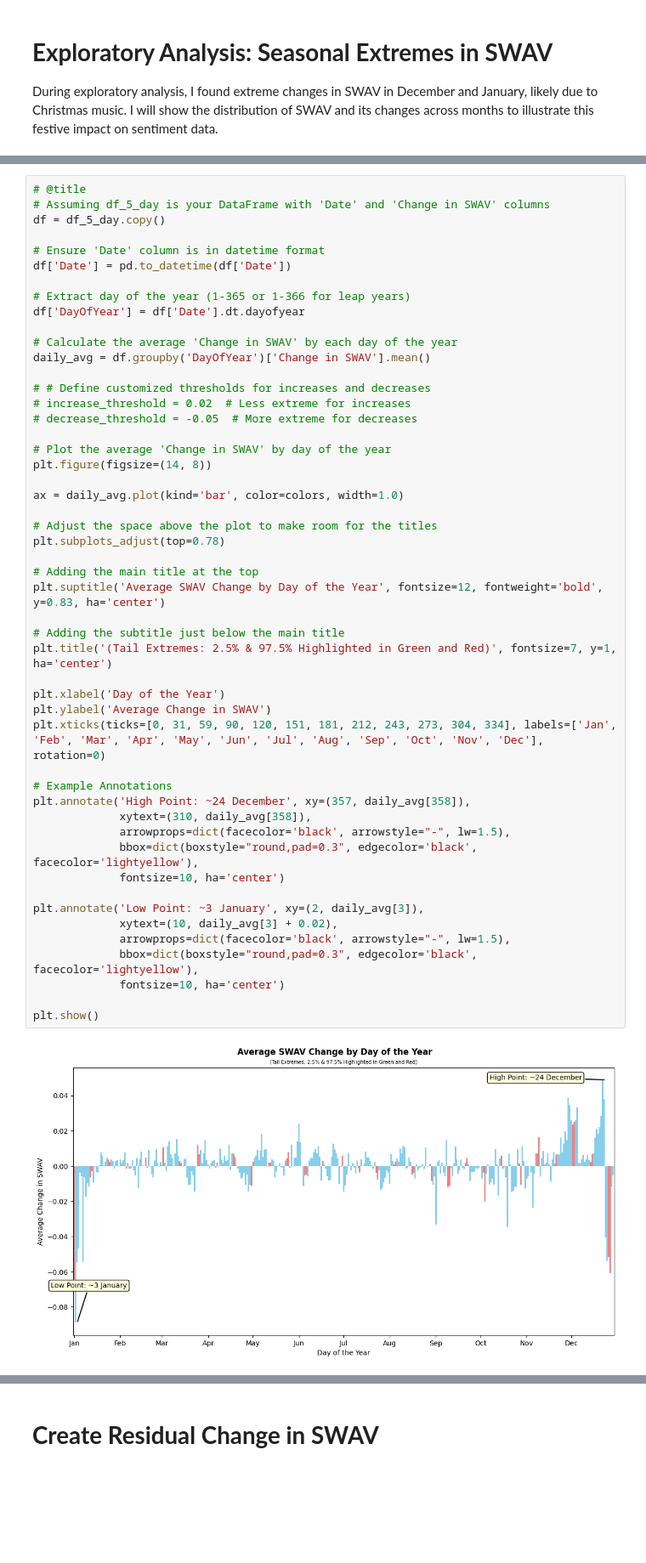
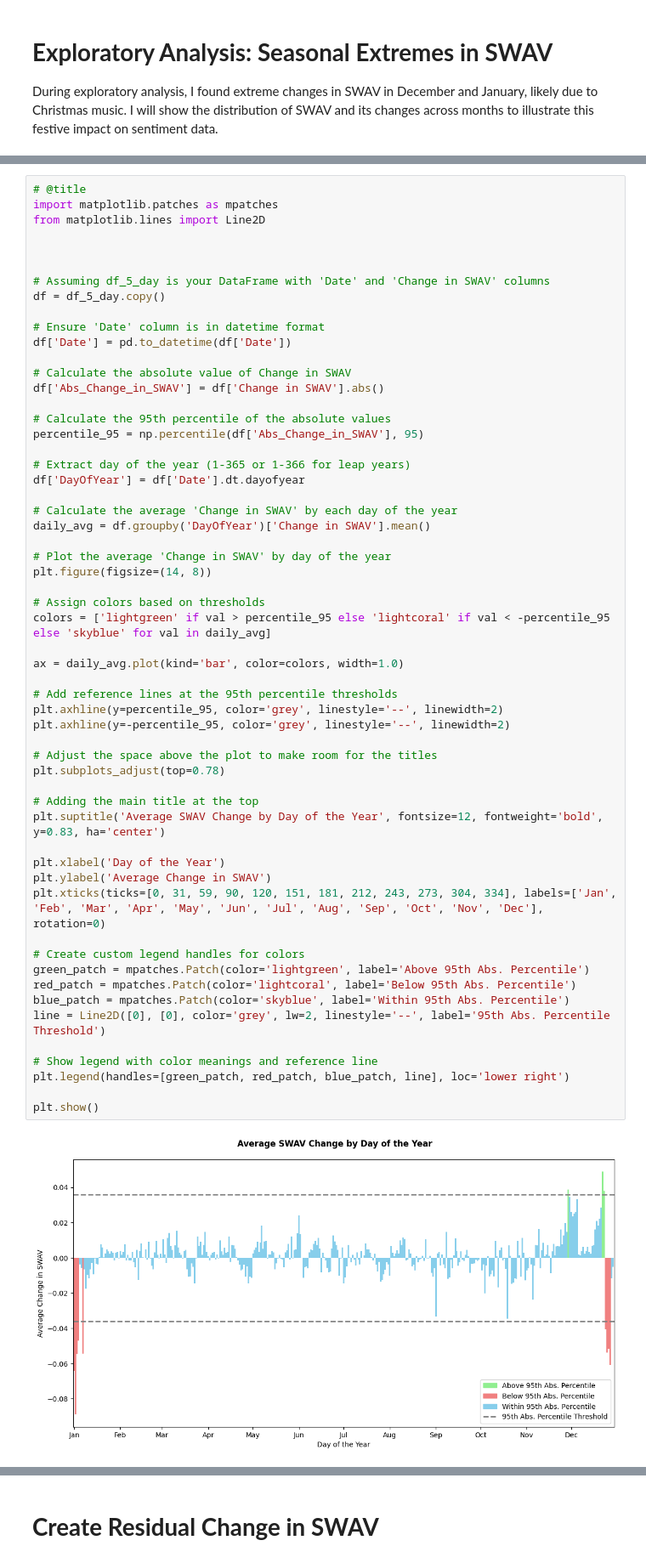
Before and after one commit to ThalyaGIT/UK-Music-Index-Returns, a Jupyter notebook: 3_data-analysis_notebooks/proposal+1.ipynb, the cells around one changed output, grey strips where cells are left out. Shown: that part at 85% size. Cells and saved outputs as stored; diff of their text form; blank space fills up the shorter version.

```diff
--- a/3_data-analysis_notebooks/proposal+1.ipynb
+++ b/3_data-analysis_notebooks/proposal+1.ipynb
@@ -243,53 +243,60 @@ plt.show()
 [figure]
 # %%
 # @title
+import matplotlib.patches as mpatches
+from matplotlib.lines import Line2D
+
+
+
 # Assuming df_5_day is your DataFrame with 'Date' and 'Change in SWAV' columns
 df = df_5_day.copy()
 
 # Ensure 'Date' column is in datetime format
 df['Date'] = pd.to_datetime(df['Date'])
+
+# Calculate the absolute value of Change in SWAV
+df['Abs_Change_in_SWAV'] = df['Change in SWAV'].abs()
+
+# Calculate the 95th percentile of the absolute values
+percentile_95 = np.percentile(df['Abs_Change_in_SWAV'], 95)
 
 # Extract day of the year (1-365 or 1-366 for leap years)
 df['DayOfYear'] = df['Date'].dt.dayofyear
 
 # Calculate the average 'Change in SWAV' by each day of the year
 daily_avg = df.groupby('DayOfYear')['Change in SWAV'].mean()
 
-# # Define customized thresholds for increases and decreases
-# increase_threshold = 0.02  # Less extreme for increases
-# decrease_threshold = -0.05  # More extreme for decreases
-
 # Plot the average 'Change in SWAV' by day of the year
 plt.figure(figsize=(14, 8))
 
+# Assign colors based on thresholds
+colors = ['lightgreen' if val > percentile_95 else 'lightcoral' if val < -percentile_95 else 'skyblue' for val in daily_avg]
+
 ax = daily_avg.plot(kind='bar', color=colors, width=1.0)
+
+# Add reference lines at the 95th percentile thresholds
+plt.axhline(y=percentile_95, color='grey', linestyle='--', linewidth=2)
+plt.axhline(y=-percentile_95, color='grey', linestyle='--', linewidth=2)
 
 # Adjust the space above the plot to make room for the titles
 plt.subplots_adjust(top=0.78)
 
 # Adding the main title at the top
 plt.suptitle('Average SWAV Change by Day of the Year', fontsize=12, fontweight='bold', y=0.83, ha='center')
 
-# Adding the subtitle just below the main title
-plt.title('(Tail Extremes: 2.5% & 97.5% Highlighted in Green and Red)', fontsize=7, y=1, ha='center')
-
 plt.xlabel('Day of the Year')
 plt.ylabel('Average Change in SWAV')
 plt.xticks(ticks=[0, 31, 59, 90, 120, 151, 181, 212, 243, 273, 304, 334], labels=['Jan', 'Feb', 'Mar', 'Apr', 'May', 'Jun', 'Jul', 'Aug', 'Sep', 'Oct', 'Nov', 'Dec'], rotation=0)
 
-# Example Annotations
-plt.annotate('High Point: ~24 December', xy=(357, daily_avg[358]),
-             xytext=(310, daily_avg[358]),
-             arrowprops=dict(facecolor='black', arrowstyle="-", lw=1.5),
-             bbox=dict(boxstyle="round,pad=0.3", edgecolor='black', facecolor='lightyellow'),
-             fontsize=10, ha='center')
+# Create custom legend handles for colors
+green_patch = mpatches.Patch(color='lightgreen', label='Above 95th Abs. Percentile')
+red_patch = mpatches.Patch(color='lightcoral', label='Below 95th Abs. Percentile')
+blue_patch = mpatches.Patch(color='skyblue', label='Within 95th Abs. Percentile')
+line = Line2D([0], [0], color='grey', lw=2, linestyle='--', label='95th Abs. Percentile Threshold')
 
-plt.annotate('Low Point: ~3 January', xy=(2, daily_avg[3]),
-             xytext=(10, daily_avg[3] + 0.02),
-             arrowprops=dict(facecolor='black', arrowstyle="-", lw=1.5),
-             bbox=dict(boxstyle="round,pad=0.3", edgecolor='black', facecolor='lightyellow'),
-             fontsize=10, ha='center')
+# Show legend with color meanings and reference line
+plt.legend(handles=[green_patch, red_patch, blue_patch, line], loc='lower right')
 
 plt.show()
 # %% [output]
-[figure, old version]
+[figure, new version]
```
Also changed, not shown: parts of 6 cells of this notebook.
